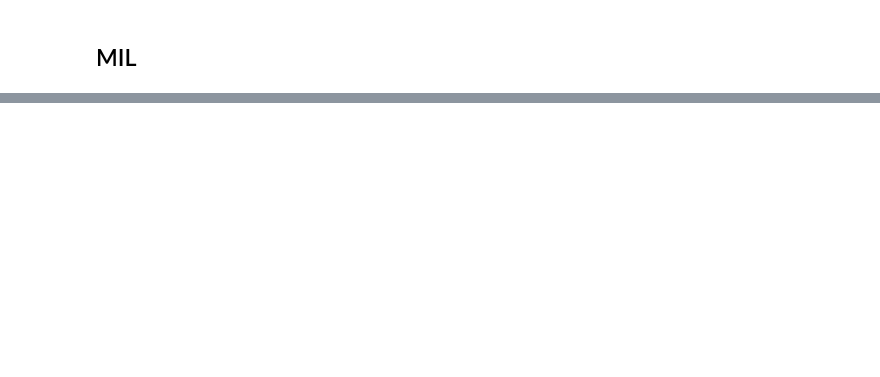
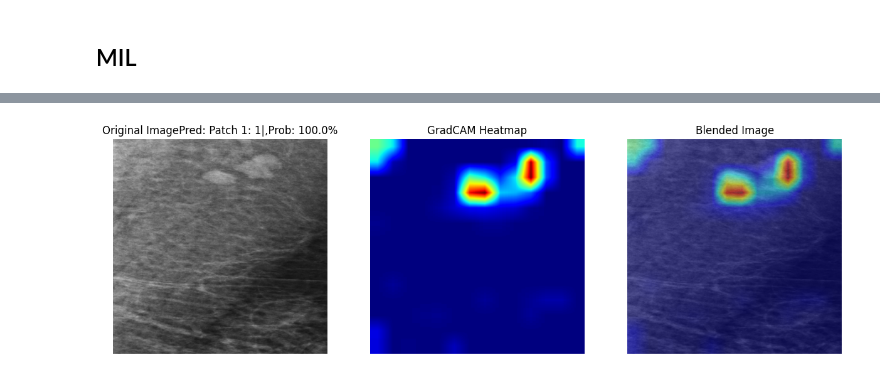
Before and after one commit to saigonmec/mammoSGM, a Jupyter notebook: mtoan65_gradcam.ipynb, the cells around one changed output, grey strips where cells are left out. Drawn from its saved outputs; the diff is of its cells as text; code cells hidden in the pictures; blank space fills up the shorter version.

```diff
--- a/mtoan65_gradcam.ipynb
+++ b/mtoan65_gradcam.ipynb
@@ -156,0 +250,94 @@ post_gradcam(gradcam_map, img, bbx_list=bbx_list, option=5, blend_alpha=0.5, pre
+# %%
+# Example usage
+dataset_folder = './Copyof_SGM1000bbx_results/SGM1000bbx_V2/SGM1000bbx'
+train_df, test_df = load_data_bbx3(dataset_folder)
+pretrained_model_path = '/home/mtoan65/AI/BioMedAI/Mammo_2025_Proj/mammoSGM/SGM1000bbx_448x448_mil_v4_resnet50_p4_8212_full.pth'
+
+model_tuple = load_full_mil_model(pretrained_model_path)
+
+image_path = os.path.join(dataset_folder, test_df.iloc[21]['link'])
+bbx_list = test_df.iloc[21]['bbx_list']
+gt = test_df.iloc[21]['cancer']
+
+model, input_tensor, img, target_layer, class_idx, pred_class, prob_class = pre_mil_gradcam(model_tuple, image_path, target_layer=None, class_idx=None)
+
+# Debug: Print all available layers
+print("Available layers in model:")
+for name, module in model.named_modules():
+    print(f"  {name}")
+
+# Check if target_layer exists
+print(f"\nTarget layer: {target_layer}")
+
+gradcam_map = mil_gradcam(model, input_tensor, target_layer, class_idx)
+#gradcam_map = gradcam_plus_plus(model, input_tensor, target_layer, class_idx)
+
+# # Aggregate patch heatmaps for MIL models
+# if gradcam_map.ndim == 3:
+#     gradcam_map = gradcam_map.mean(axis=0).astype(np.uint8)
+
+# post_mil_gradcam(gradcam_map, img, bbx_list=bbx_list, option=5, blend_alpha=0.5, pred=pred_class, prob=prob_class, gt_label=gt)
+
+print(f"GradCAM shape: {gradcam_map.shape}, dtype: {gradcam_map.dtype}")
+
+# Visualize each patch with its own GradCAM
+if gradcam_map.ndim == 3:
+    num_patches = gradcam_map.shape[0]
+
+    # Get model metadata to split image into patches
+    _, input_size, _, _, _, num_patches_meta, arch_type = model_tuple
+
+    # Split original image into patches (same as in pre_mil_gradcam)
+    from src.gradcam.mil_gradcam_utils import split_image_into_patches
+    patch_images = split_image_into_patches(img, num_patches, input_size)
+
+    print(f"\nVisualizing {num_patches} patches separately:")
+
+    # Visualize each patch image with its GradCAM
+    for patch_idx in range(num_patches):
+        patch_cam = gradcam_map[patch_idx]  # Shape: (H, W)
+        patch_img = patch_images[patch_idx]  # PIL Image of the patch
+
+        print(f"\n=== Patch {patch_idx + 1}/{num_patches} ===")
+
+        # Create custom pred string with patch info
+        pred_str = f"Patch {patch_idx + 1}: {pred_class}"
+
+        # Call post_mil_gradcam for this patch IMAGE with its heatmap
+        post_mil_gradcam(
+            patch_cam,
+            patch_img,  # Use patch image, not original image
+            bbx_list=None,  # No bounding boxes for individual patches
+            option=3,  # Option 3: Original patch | Heatmap | Blended
+            blend_alpha=0.5,
+            pred=pred_str,
+            prob=prob_class,
+            gt_label=None  # Don't show GT for individual patches
+        )
+
+    # Also show aggregated version on full image
+    # print("\n=== Aggregated Heatmap on Full Image ===")
+    # gradcam_map_agg = gradcam_map.mean(axis=0).astype(np.uint8)
+    # post_mil_gradcam(
+    #     gradcam_map_agg,
+    #     img,
+    #     bbx_list=bbx_list,
+    #     option=1,
+    #     blend_alpha=0.5,
+    #     pred=f"Aggregated: {pred_class}",
+    #     prob=prob_class,
+    #     gt_label=gt
+    # )
+else:
+    # Standard model - single heatmap
+    post_mil_gradcam(
+        gradcam_map,
+        img,
+        bbx_list=bbx_list,
+        option=5,
+        blend_alpha=0.5,
+        pred=pred_class,
+        prob=prob_class,
+        gt_label=gt
+    )
+# %% [output]
@@ -156,0 +361 @@ post_gradcam(gradcam_map, img, bbx_list=bbx_list, option=5, blend_alpha=0.5, pre
+[figure, added]
```
Also changed, not shown: parts of 7 cells of this notebook, 3 other files.
